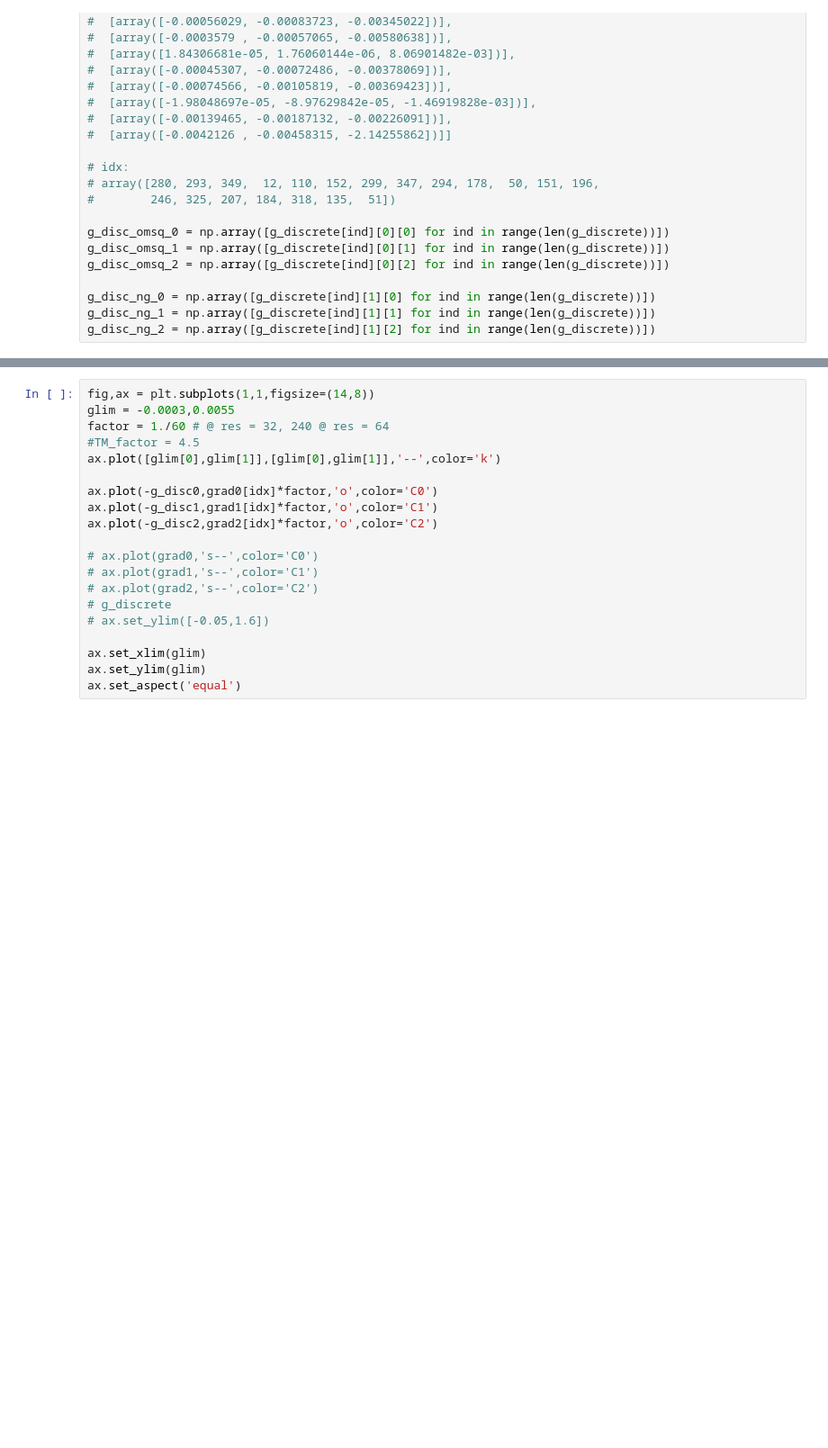
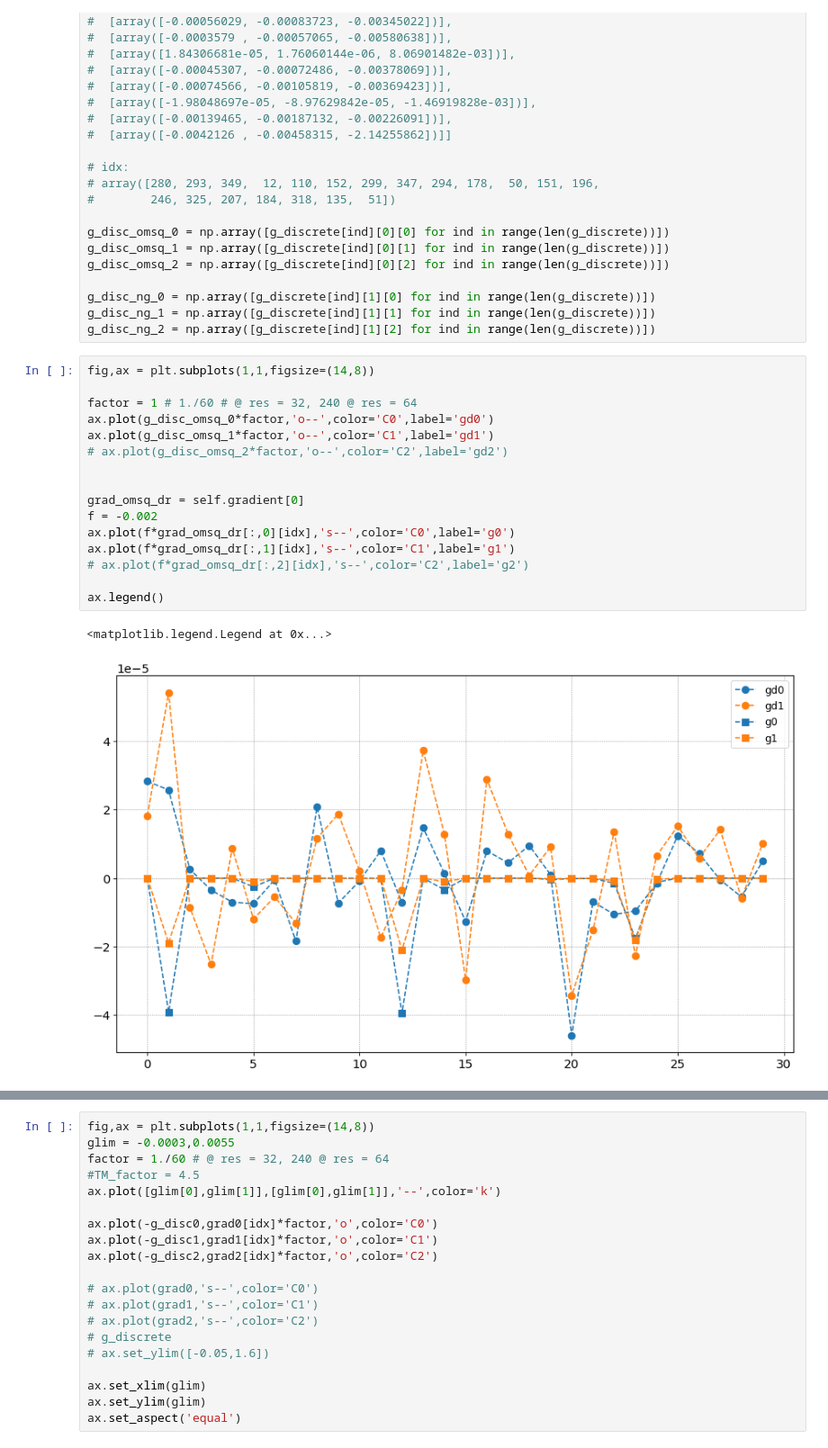
Before and after one commit to doddgray/optics_modeling, a Jupyter notebook: modes/MPB-AD.ipynb, the cells around one changed output, grey strips where cells are left out. Shown at 90% size. Drawn from its saved outputs; the diff is of its cells as text; blank space fills up the shorter version.

```diff
--- a/modes/MPB-AD.ipynb
+++ b/modes/MPB-AD.ipynb
@@ -945,5 +942,24 @@ g_disc_omsq_2 = np.array([g_discrete[ind][0][2] for ind in range(len(g_discrete)
 g_disc_ng_0 = np.array([g_discrete[ind][1][0] for ind in range(len(g_discrete))])
 g_disc_ng_1 = np.array([g_discrete[ind][1][1] for ind in range(len(g_discrete))])
 g_disc_ng_2 = np.array([g_discrete[ind][1][2] for ind in range(len(g_discrete))])
+# %%
+fig,ax = plt.subplots(1,1,figsize=(14,8))
+
+factor = 1 # 1./60 # @ res = 32, 240 @ res = 64
+ax.plot(g_disc_omsq_0*factor,'o--',color='C0',label='gd0')
+ax.plot(g_disc_omsq_1*factor,'o--',color='C1',label='gd1')
+# ax.plot(g_disc_omsq_2*factor,'o--',color='C2',label='gd2')
+
+
+grad_omsq_dr = self.gradient[0]
+f = -0.002
+ax.plot(f*grad_omsq_dr[:,0][idx],'s--',color='C0',label='g0')
+ax.plot(f*grad_omsq_dr[:,1][idx],'s--',color='C1',label='g1')
+# ax.plot(f*grad_omsq_dr[:,2][idx],'s--',color='C2',label='g2')
+
+ax.legend()
+# %% [output]
+<matplotlib.legend.Legend at 0x...>
+[figure, added]
 # %%
 fig,ax = plt.subplots(1,1,figsize=(14,8))
```
Also changed, not shown: parts of 11 cells of this notebook, 12 other files.
